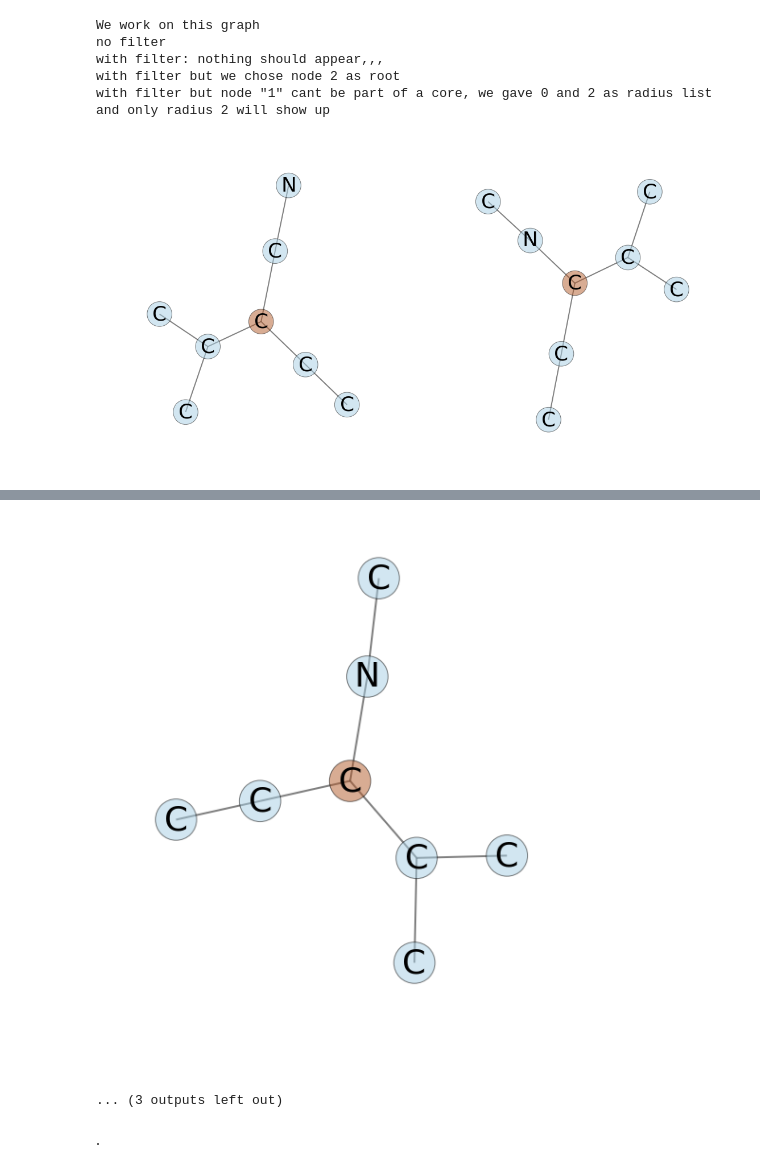
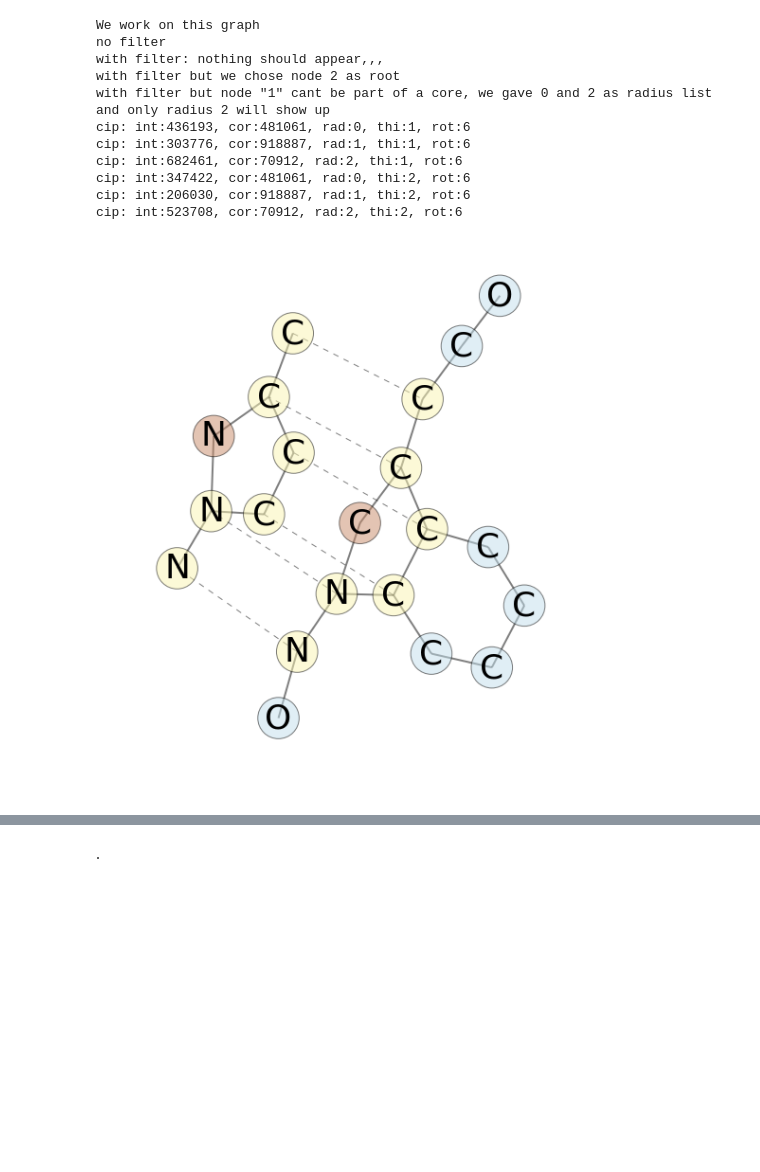
Before and after one commit to fabriziocosta/GraphLearn_examples, a Jupyter notebook: Grammar.ipynb, the cells around one changed output, grey strips where cells are left out. Cells and saved outputs as stored; diff of their text form; code cells hidden in the pictures; blank space fills up the shorter version.

```diff
--- a/Grammar.ipynb
+++ b/Grammar.ipynb
@@ -21,3 +18,17 @@ def get_graphs(dataset_fname, size=100):
 #print 'Working with dataset: %s' % dataset
 
 dataset_fname = 'toolsdata/bursi.pos.gspan'
+
+
+
+#supercool color profile
+def colorize_by_type(g,label='mycolors'):
+    for n,d in g.nodes(data=True):
+        if 'interface' not in d:
+            d[label]='#C88A68' #r
+        elif 'interface' in d:
+            d[label]='#FAF4B0' #y
+        elif 'SHOULDONOTHAPPEN' in d:
+            d[label]='#C9BC24' #dark y
+        else:
+            d[label]='#C1DDEB' #b
@@ -146,29 +223,19 @@ print 'with filter but node "1" cant be part of a core, we gave 0 and 2 as radiu
 
 
 #thesis
-
+'''
 graphs=draw.cip_to_drawable_graph(cips)
-graphs[2].node[3]['label']='C'
 g=graphs[2].copy()
-
-g.node[6]['label']="N"
-graphs[2].node[11]['label']='N'
-
-for e in range(10):
-    draw.graphlearn([graphs[2],g], size=10,font_size=36,# secondary_vertex_label='ID',
-                   colormap='Paired', invert_colormap=False,node_border=0.5,
-                   vertex_alpha=0.5, node_size=1900)
-draw.graphlearn(g, size=10,font_size=36, #secondary_vertex_label='ID',
-                   colormap='Paired', invert_colormap=False,node_border=0.5,
-                   vertex_alpha=0.5, node_size=1900)
-draw.graphlearn(graphs[2], size=10,font_size=36,# secondary_vertex_label='ID',
+g.node[0]['label']="N"
+g.node[3]['label']="C"
+draw.graphlearn([graphs[2],g], size=10,font_size=36, #secondary_vertex_label='ID',
                    colormap='Paired', invert_colormap=False,node_border=0.5,
                    vertex_alpha=0.5, node_size=1900)
 
 print graphs
+'''
 
 
-'''
 # look for a goodbase graph
 graphs = get_graphs(dataset_fname, size=100)
 g=graphs.next()
@@ -188,34 +255,63 @@ graphs=draw.cip_to_drawable_graph(cips,[g]*len(cips))
 #draw.graphlearn(graphs, n_graphs_per_line=7, size=5,secondary_vertex_label='ID',contract=False,
 #                              colormap='Paired', invert_colormap=False,node_border=1,
 #                              vertex_alpha=0.6, edge_alpha=0.2, node_size=450)
 
 
 
 #manipulate cip
 cips[3].graph.node[6]['label']='N'
 
 
+#set colors
+def colorize_by_type(g,label='mycolors'):
+    for n,d in g.nodes(data=True):
+        if 'interface' not in d:
+            d[label]='#C88A68' #r
+        elif 'interface' in d:
+            d[label]='#FAF4B0' #y
+        elif 'SHOULDONOTHAPPEN' in d:
+            d[label]='#C9BC24' #dark y
+        else:
+            d[label]='#C1DDEB' #b
+
+
+colorize_by_type(cips[3].graph)
+
+for n,d in cips[3].graph.nodes(data=True):
+    graphs[3].node[n]['mycolors']=d['mycolors']
+
+for n,d in graphs[3].nodes(data=True):
+    if n in cips[3].graph.nodes():
+        graphs[3].node[n]['mycolors']=cips[3].graph.node[n]['mycolors']
+    else:
+        graphs[3].node[n]['mycolors']='#C1DDEB'
+
+
 #make union
 import networkx as nx
 g3=nx.union( graphs[3], cips[3].graph ,rename=('+','-'))
 
 #wire
 def wire(g,nset=[]):
     for n in nset:
         z=str(n)
         g.add_edge("+"+z,"-"+z,nesting=True,weight='.2',len=2)
 wire(g3,[0,1,2,7,4,9])
 
 for i in range(10):
     draw.graphlearn(g3, size=10,font_size=36, #ignore_for_layout='nesting',
-                   colormap='Paired', invert_colormap=False,node_border=0.5,
+                   colormap='Paired', invert_colormap=False,node_border=0.5, vertex_color='mycolors',
                    vertex_alpha=0.5, node_size=1900)
-
-'''
 # %% [output]
 We work on this graph
 no filter
 with filter: nothing should appear,,,
 with filter but we chose node 2 as root
 with filter but node "1" cant be part of a core, we gave 0 and 2 as radius list and only radius 2 will show up
+cip: int:436193, cor:481061, rad:0, thi:1, rot:6
+cip: int:303776, cor:918887, rad:1, thi:1, rot:6
+cip: int:682461, cor:70912, rad:2, thi:1, rot:6
+cip: int:347422, cor:481061, rad:0, thi:2, rot:6
+cip: int:206030, cor:918887, rad:1, thi:2, rot:6
+cip: int:523708, cor:70912, rad:2, thi:2, rot:6
-[figure, old version]
+[figure, new version]
@@ -231,4 +327,2 @@ with filter but node "1" cant be part of a core, we gave 0 and 2 as radius list
-[figure, removed]
-... (3 outputs left out)
 # %% [markdown]
 .
```
Also changed, not shown: parts of 4 cells of this notebook.
